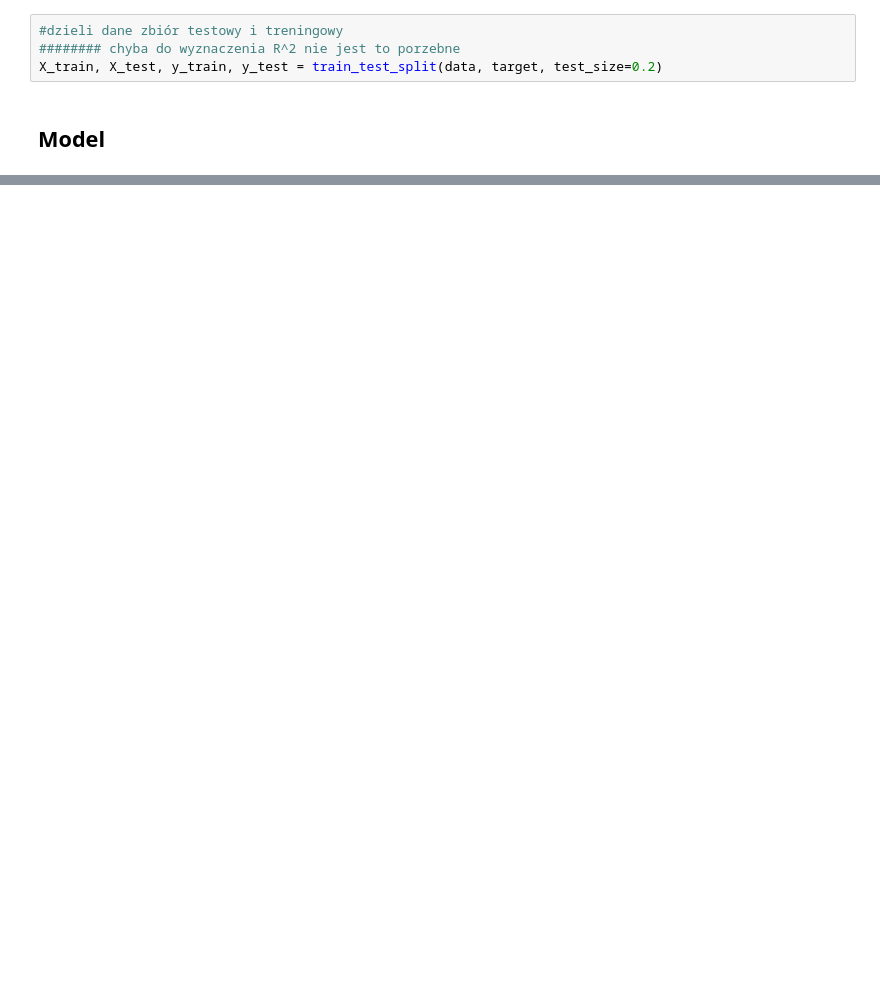
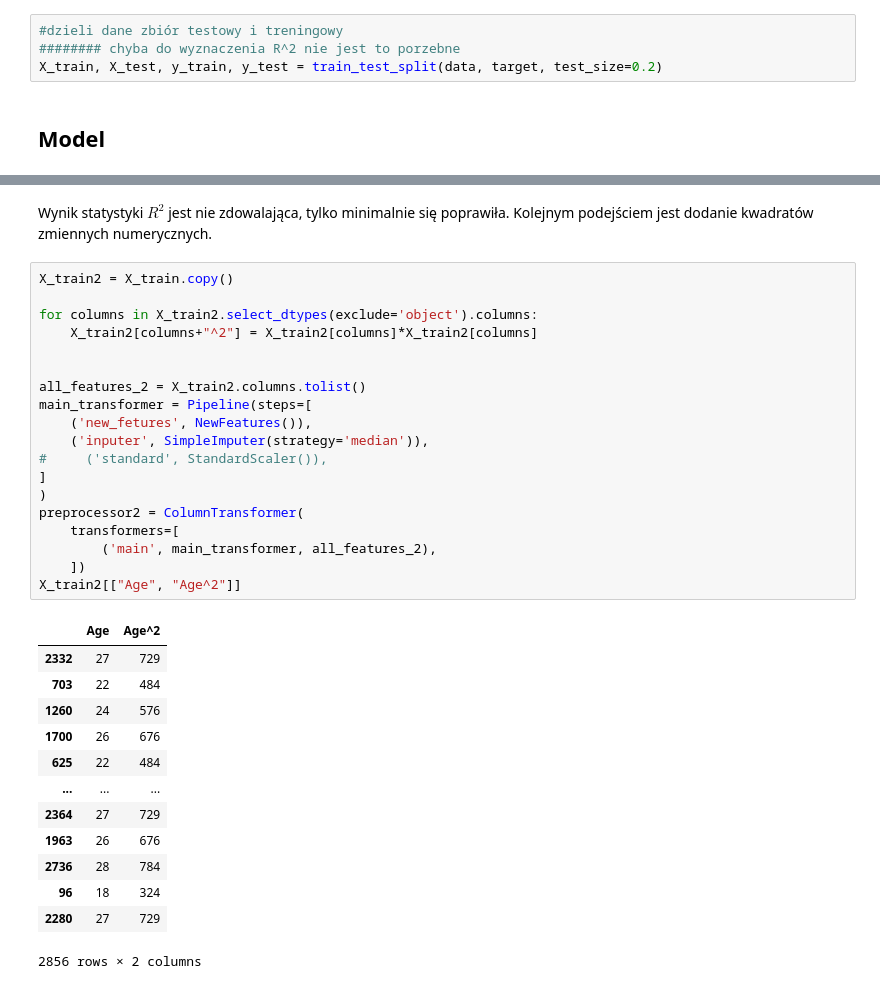
Before and after one commit to pkopka/transfermarkt, a Jupyter notebook: transfermarkt.ipynb, the cells around one changed output, grey strips where cells are left out. Drawn from its saved outputs; the diff is of its cells as text; blank space fills up the shorter version.

```diff
--- a/transfermarkt.ipynb
+++ b/transfermarkt.ipynb
@@ -460,0 +471,35 @@ Komentarz
+# %% [markdown]
+Wynik statystyki $R^2$ jest nie zdowalająca, tylko minimalnie się poprawiła. Kolejnym podejściem jest dodanie kwadratów zmiennych numerycznych.
+# %%
+X_train2 = X_train.copy()
+
+for columns in X_train2.select_dtypes(exclude='object').columns:
+    X_train2[columns+"^2"] = X_train2[columns]*X_train2[columns]
+
+
+all_features_2 = X_train2.columns.tolist()
+main_transformer = Pipeline(steps=[
+    ('new_fetures', NewFeatures()),
+    ('inputer', SimpleImputer(strategy='median')),
+#     ('standard', StandardScaler()),
+]
+)
+preprocessor2 = ColumnTransformer(
+    transformers=[
+        ('main', main_transformer, all_features_2),
+    ])
+X_train2[["Age", "Age^2"]]
+# %% [output]
+|  | Age | Age^2 |
+| 2332 | 27 | 729 |
+| 703 | 22 | 484 |
+| 1260 | 24 | 576 |
+| 1700 | 26 | 676 |
+| 625 | 22 | 484 |
+| ... | ... | ... |
+| 2364 | 27 | 729 |
+| 1963 | 26 | 676 |
+| 2736 | 28 | 784 |
+| 96 | 18 | 324 |
+| 2280 | 27 | 729 |
+2856 rows × 2 columns
```
Also changed, not shown: parts of 14 cells of this notebook.
